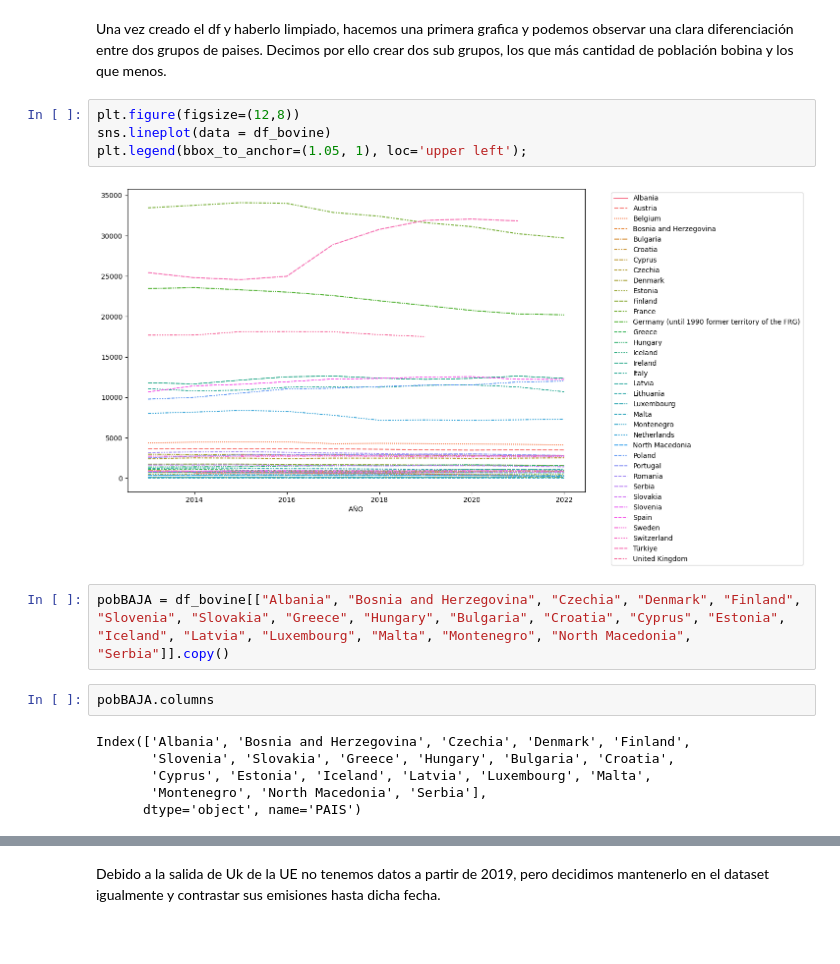
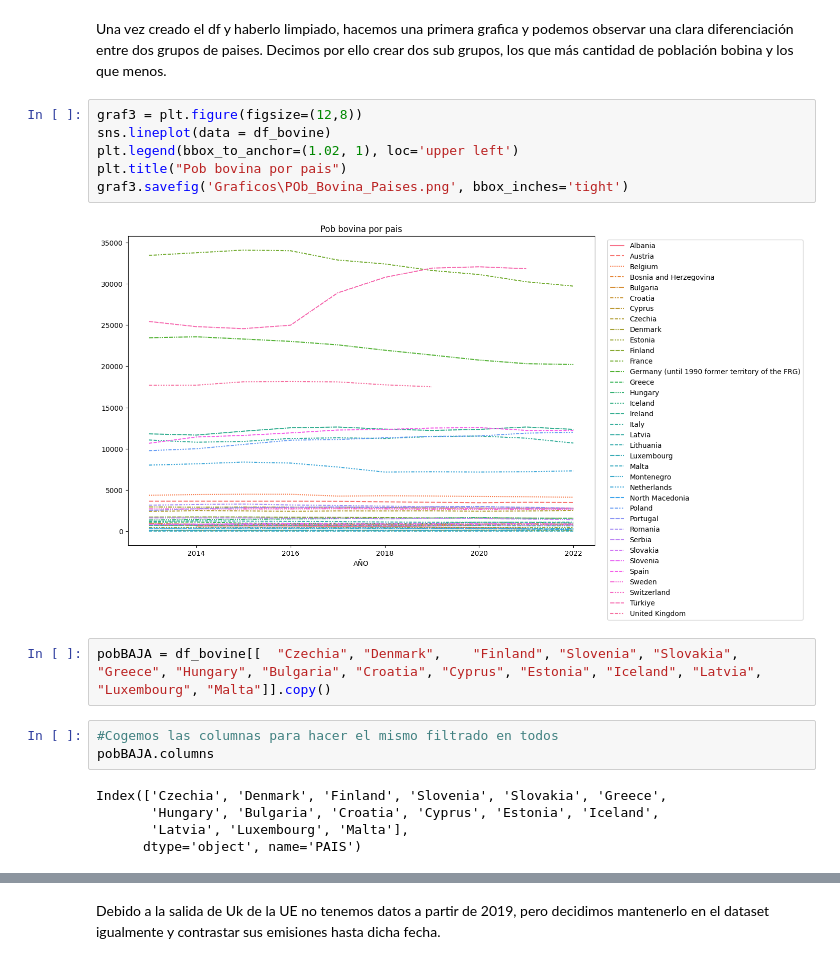
Before and after one commit to JuditRoca/Carnic_impact_EDA, a Jupyter notebook: Bovine_populaton.ipynb, the cells around one changed output, grey strips where cells are left out. Cells and saved outputs as stored; diff of their text form; blank space fills up the shorter version.

```diff
--- a/Bovine_populaton.ipynb
+++ b/Bovine_populaton.ipynb
@@ -58,19 +56,21 @@ df_bovine
 # %% [markdown]
 Una vez creado el df y haberlo limpiado, hacemos una primera grafica y podemos observar una clara diferenciación entre dos grupos de paises. Decimos por ello crear dos sub grupos, los que más cantidad de población bobina y los que menos.
 # %%
-plt.figure(figsize=(12,8))
+graf3 = plt.figure(figsize=(12,8))
 sns.lineplot(data = df_bovine)
-plt.legend(bbox_to_anchor=(1.05, 1), loc='upper left');
+plt.legend(bbox_to_anchor=(1.02, 1), loc='upper left')
+plt.title("Pob bovina por pais")
+graf3.savefig('Graficos\POb_Bovina_Paises.png', bbox_inches='tight')
 # %% [output]
-[figure, old version]
+[figure, new version]
 # %%
-pobBAJA = df_bovine[["Albania", "Bosnia and Herzegovina", "Czechia", "Denmark",	"Finland", "Slovenia", "Slovakia", "Greece", "Hungary", "Bulgaria", "Croatia", "Cyprus", "Estonia", "Iceland", "Latvia", "Luxembourg", "Malta", "Montenegro", "North Macedonia", "Serbia"]].copy()
+pobBAJA = df_bovine[[  "Czechia", "Denmark",	"Finland", "Slovenia", "Slovakia", "Greece", "Hungary", "Bulgaria", "Croatia", "Cyprus", "Estonia", "Iceland", "Latvia", "Luxembourg", "Malta"]].copy()
-# %%
-pobBAJA.columns
-# %% [output]
-Index(['Albania', 'Bosnia and Herzegovina', 'Czechia', 'Denmark', 'Finland',
-       'Slovenia', 'Slovakia', 'Greece', 'Hungary', 'Bulgaria', 'Croatia',
-       'Cyprus', 'Estonia', 'Iceland', 'Latvia', 'Luxembourg', 'Malta',
-       'Montenegro', 'North Macedonia', 'Serbia'],
-      dtype='object', name='PAIS')
+# %%
+#Cogemos las columnas para hacer el mismo filtrado en todos
+pobBAJA.columns
+# %% [output]
+Index(['Czechia', 'Denmark', 'Finland', 'Slovenia', 'Slovakia', 'Greece',
+       'Hungary', 'Bulgaria', 'Croatia', 'Cyprus', 'Estonia', 'Iceland',
+       'Latvia', 'Luxembourg', 'Malta'],
+      dtype='object', name='PAIS')
 # %%
```
Also changed, not shown: parts of 8 cells of this notebook, 8 other files.
